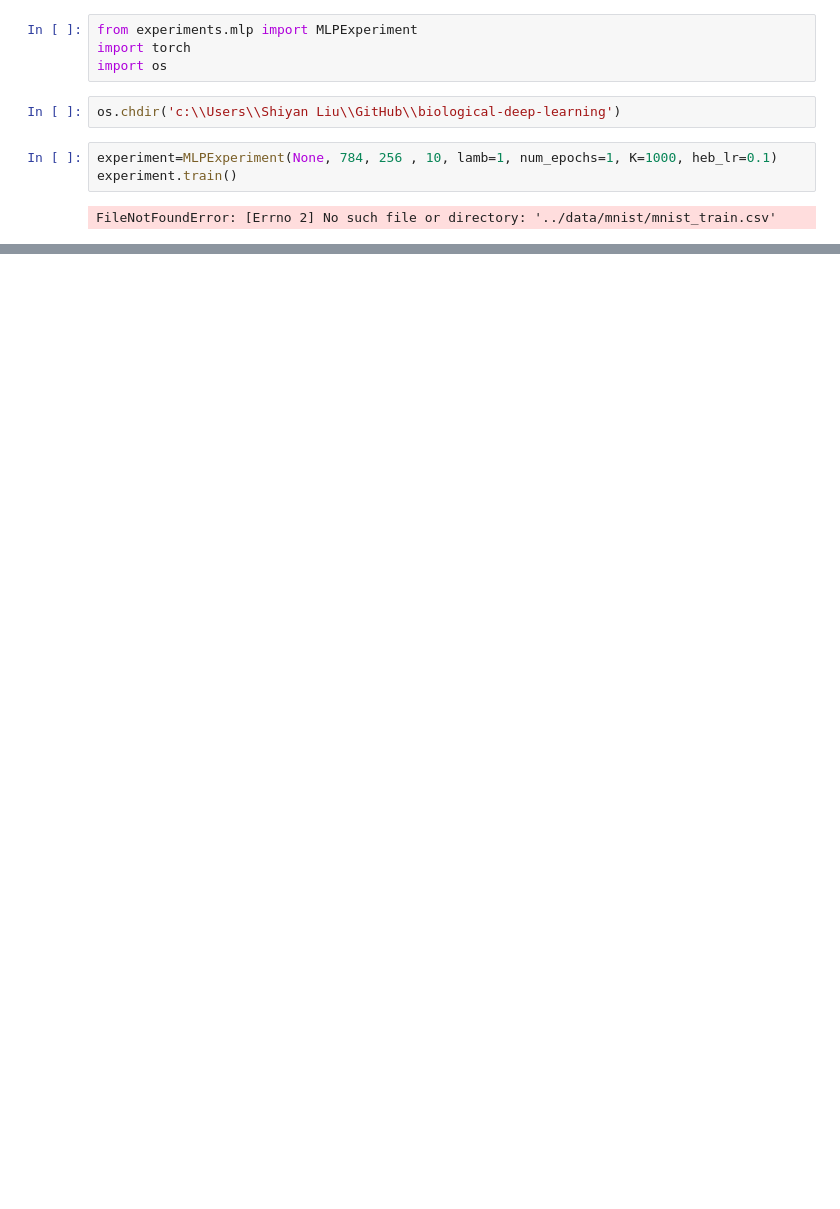
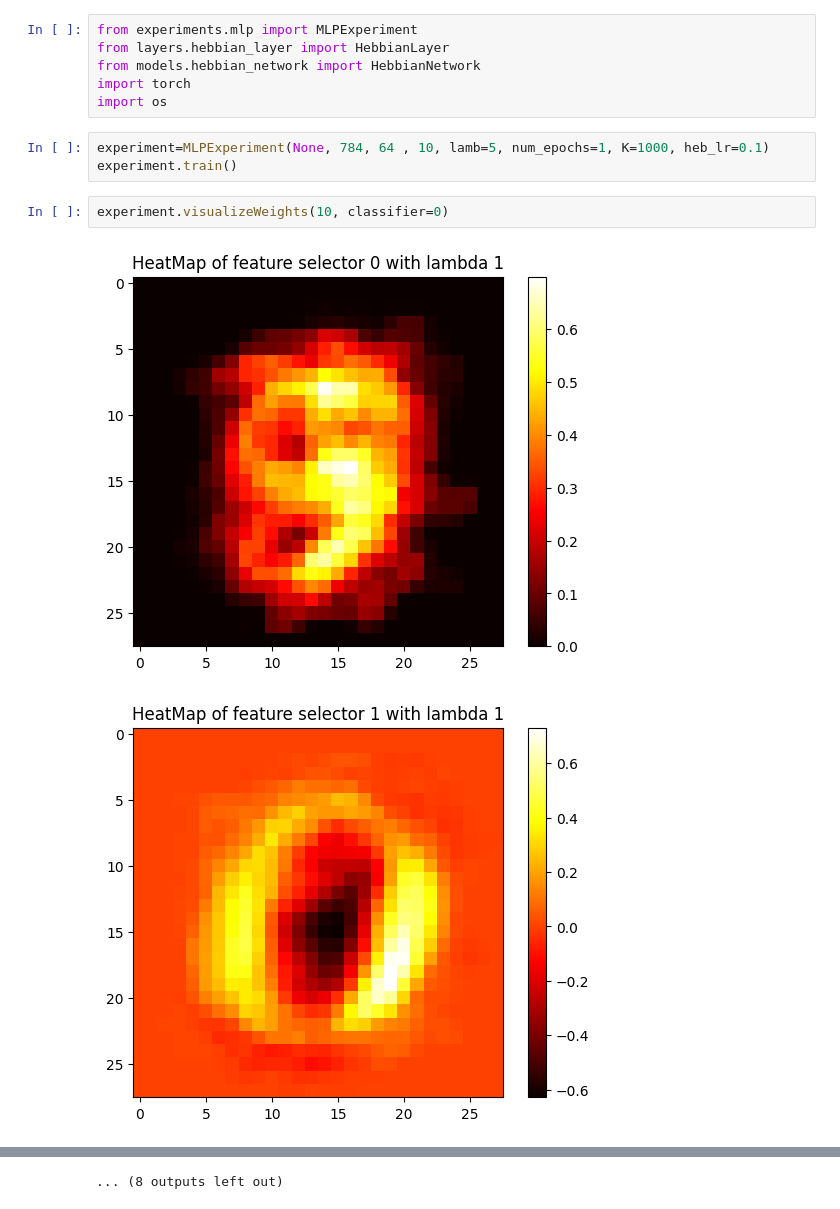
Before and after one commit to lshiyan/biological-deep-learning, a Jupyter notebook: notebook.ipynb, the cells around one changed output, grey strips where cells are left out. Saved outputs shown, nothing was run; the diff lists cells and outputs as text; blank space fills up the shorter version.

```diff
--- a/notebook.ipynb
+++ b/notebook.ipynb
@@ -1,11 +1,14 @@
 # %%
 from experiments.mlp import MLPExperiment
+from layers.hebbian_layer import HebbianLayer
+from models.hebbian_network import HebbianNetwork
 import torch
 import os
-# %%
-os.chdir('c:\\Users\\Shiyan Liu\\GitHub\\biological-deep-learning')
 # %%
-experiment=MLPExperiment(None, 784, 256 , 10, lamb=1, num_epochs=1, K=1000, heb_lr=0.1)
+experiment=MLPExperiment(None, 784, 64 , 10, lamb=5, num_epochs=1, K=1000, heb_lr=0.1)
 experiment.train()
-# %% [output]
-FileNotFoundError: [Errno 2] No such file or directory: '../data/mnist/mnist_train.csv'
+# %%
+experiment.visualizeWeights(10, classifier=0)
+# %% [output]
+[figure, added]
+[figure, added]
@@ -11,0 +25 @@ FileNotFoundError: [Errno 2] No such file or directory: '../data/mnist/mnist_tra
+... (8 outputs left out)
```
Also changed, not shown: parts of 1 cell of this notebook, 3 other files.
